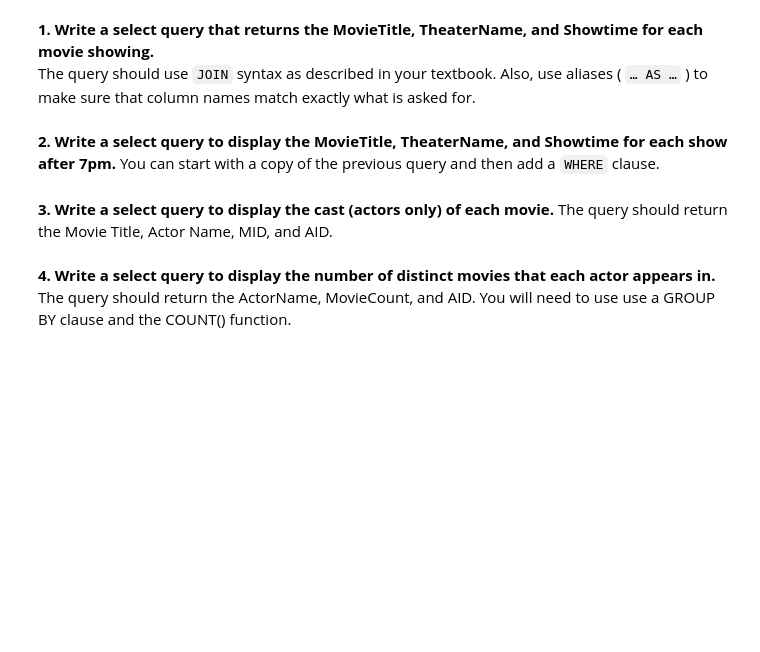
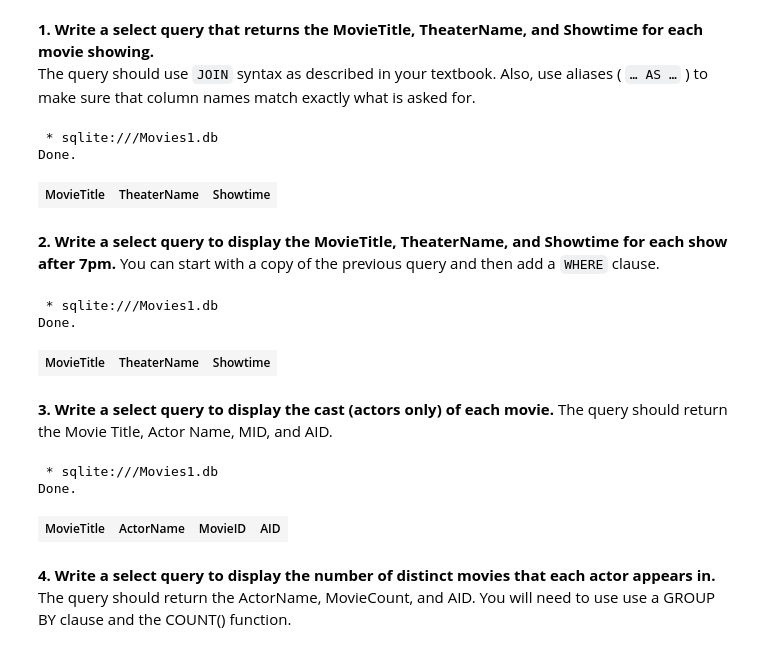
Before and after one commit to fairfield-ba510-spring2020/movies-tonight-bridgetweill, a Jupyter notebook: Part4.ipynb, the cells around one changed output. Drawn from its saved outputs; the diff is of its cells as text; code cells hidden in the pictures; blank space fills up the shorter version.

```diff
--- a/Part4.ipynb
+++ b/Part4.ipynb
@@ -17,9 +12,40 @@ Connection info needed in SQLAlchemy format, example:
 # %% [markdown]
 **1. Write a select query that returns the MovieTitle, TheaterName, and Showtime for each movie showing.**
 The query should use `JOIN` syntax as described in your textbook. Also, use aliases ( `… AS …` ) to make sure that column names match exactly what is asked for.
+# %%
+%%sql
+SELECT MOVIES.TITLE AS MovieTitle, THEATERS.Name AS TheaterName, SHOWS.SHOWTIME AS Showtime
+FROM SHOWS
+    JOIN THEATERS ON SHOWS.THEATERID = THEATERS.THEATERID
+    JOIN MOVIES ON SHOWS.MOVIEID = MOVIES.MOVIEID;
+# %% [output]
+ * sqlite:///Movies1.db
+Done.
+| MovieTitle | TheaterName | Showtime |
 # %% [markdown]
 **2. Write a select query to display the MovieTitle, TheaterName, and Showtime for each show after 7pm.** You can start with a copy of the previous query and then add a `WHERE` clause.
+# %%
+%%sql
+SELECT MOVIES.TITLE AS MovieTitle, THEATERS.Name AS TheaterName, SHOWS.SHOWTIME AS Showtime
+FROM SHOWS
+    JOIN THEATERS ON SHOWS.THEATERID = THEATERS.THEATERID
+    JOIN MOVIES ON SHOWS.MOVIEID = MOVIES.MOVIEID
+WHERE SHOWTIME > '7:00 PM';
+# %% [output]
+ * sqlite:///Movies1.db
+Done.
+| MovieTitle | TheaterName | Showtime |
 # %% [markdown]
 **3. Write a select query to display the cast (actors only) of each movie.** The query should return the Movie Title, Actor Name, MID, and AID.
+# %%
+%%sql
+SELECT MOVIES.TITLE AS MovieTitle, ARTISTS.NAME AS ActorName, CREDITS.MOVIEID AS MovieID, CREDITS.ARTISTID AS AID
+FROM CREDITS
+    JOIN MOVIES ON MOVIES.MOVIEID = CREDITS.MOVIEID
+    JOIN ARTISTS ON CREDITS.ARTISTID = ARTISTS.ARTISTID;
+# %% [output]
+ * sqlite:///Movies1.db
+Done.
+| MovieTitle | ActorName | MovieID | AID |
 # %% [markdown]
 **4. Write a select query to display the number of distinct movies that each actor appears in.** The query should return the ActorName, MovieCount, and AID. You will need to use use a GROUP BY clause and the COUNT() function.
```
Also changed, not shown: parts of 2 cells of this notebook, 2 other files.
